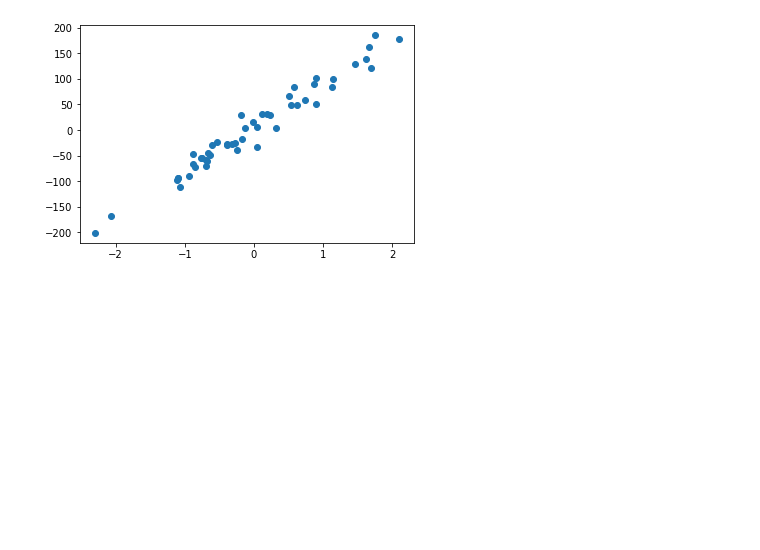
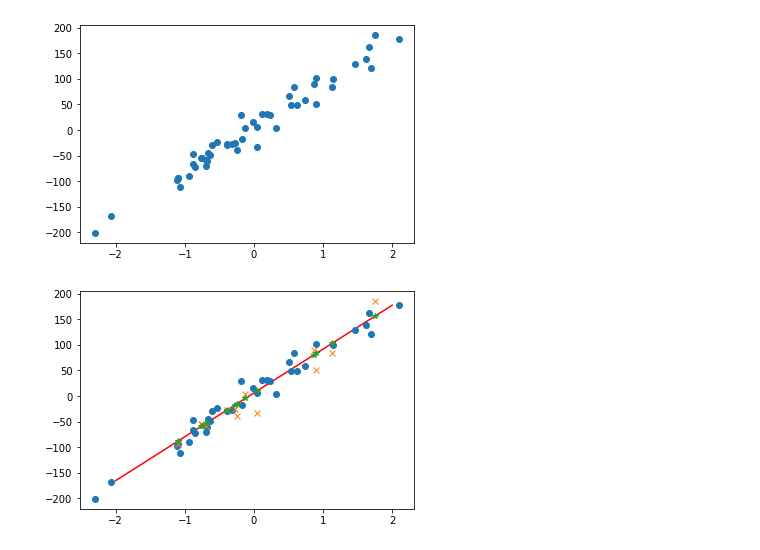
Before and after one commit to momohirata/mooc_machine_learning, a Jupyter notebook: mooc_machine_learning3.ipynb, the cells around one changed output. Drawn from its saved outputs; the diff is of its cells as text; code cells hidden in the pictures; blank space fills up the shorter version.

```diff
--- a/mooc_machine_learning3.ipynb
+++ b/mooc_machine_learning3.ipynb
@@ -125,3 +125,26 @@ plt.plot(X,y,'o') #oでグラフに表示する
 plt.show()
 # %% [output]
 [figure]
+# %%
+# 線形回帰
+from sklearn.model_selection import train_test_split
+from sklearn.linear_model import LinearRegression
+
+X_train, X_test, y_train, y_test = train_test_split(X, y, random_state=2)
+
+# 学習
+model = LinearRegression().fit(X_train, y_train)
+
+# 予測
+y_pred = model.predict(X_test)
+# %%
+# グラフを表示
+lx = np.linspace(-2,2)
+ly = model.coef_*lx + model.intercept_
+plt.plot(lx,ly,'r-')
+plt.plot(X_train,y_train,'o') #学習用データ
+plt.plot(X_test,y_test,'x') #実際の正解
+plt.plot(X_test,y_pred,'*') #予測結果
+plt.show()
+# %% [output]
+[figure, added]
```
Also changed, not shown: parts of 4 cells of this notebook.
